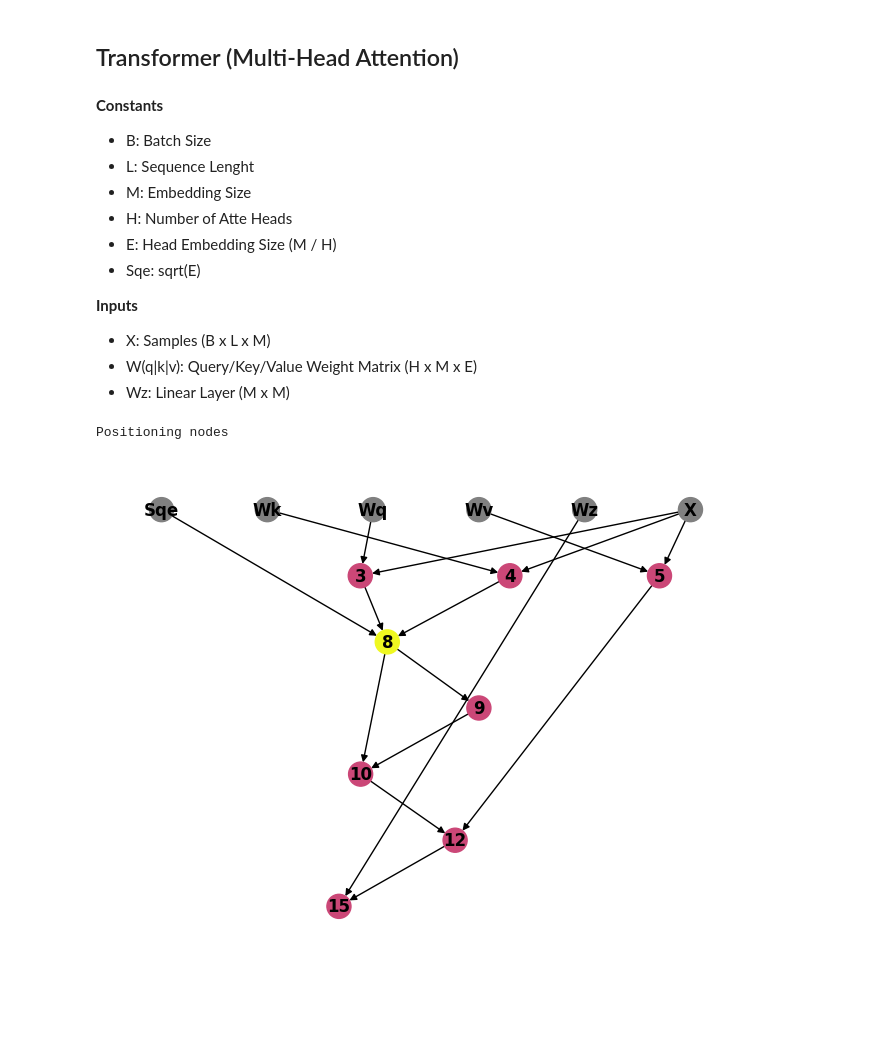
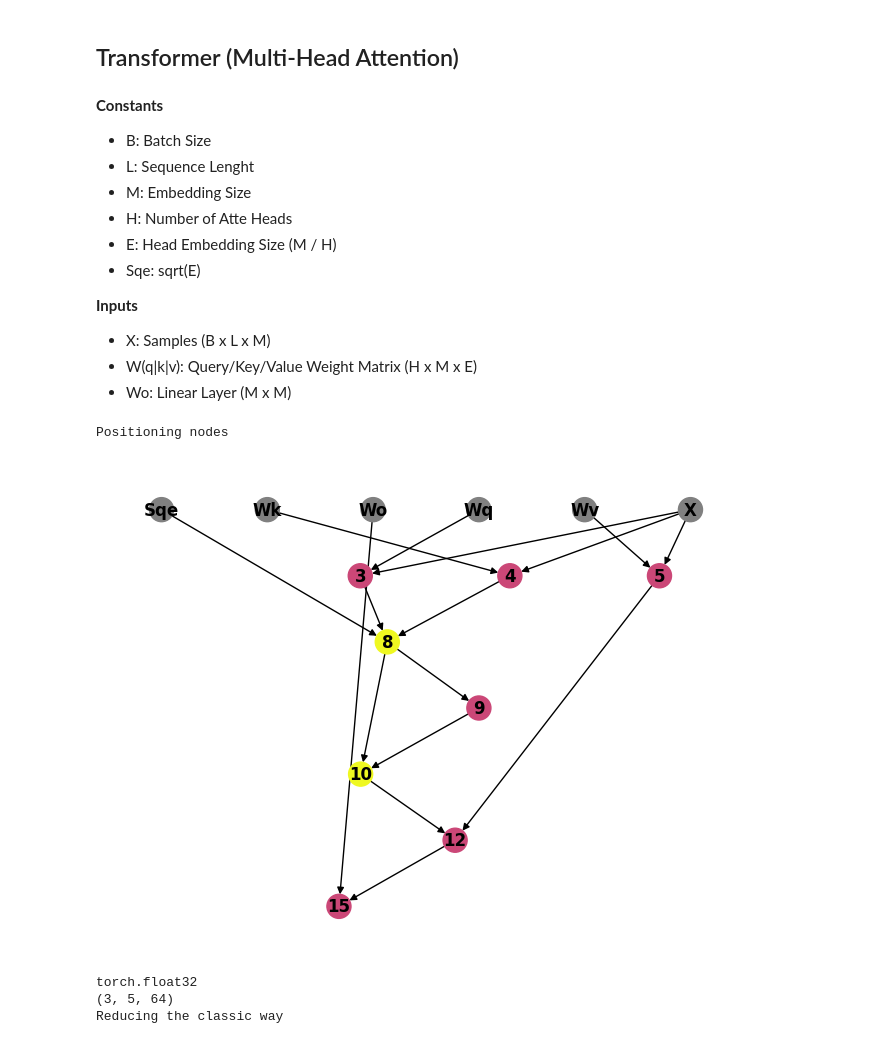
Before and after one commit to Helmholtz-AI-Energy/tensorcraft, a Jupyter notebook: notebooks/compiler_basics.ipynb, the cells around one changed output. Saved outputs shown, nothing was run; the diff lists cells and outputs as text; code cells hidden in the pictures; blank space fills up the shorter version.

```diff
--- a/notebooks/compiler_basics.ipynb
+++ b/notebooks/compiler_basics.ipynb
@@ -280,27 +266,27 @@ Positioning nodes
 
 - X: Samples (B x L x M)
 - W(q|k|v): Query/Key/Value Weight Matrix (H x M x E)
-- Wz: Linear Layer (M x M)
+- Wo: Linear Layer (M x M)
 # %%
 code = """
 # Query, Key, Value
 Q[i,j,k,l] += X[i,k,m] * Wq[j,m,l] # (B x H x L x E)
 K[i,j,k,l] += X[i,k,m] * Wk[j,m,l] # (B x H x L x E)
 V[i,j,k,l] += X[i,k,m] * Wv[j,m,l] # (B x H x L x E)
 
 # Attention
 A[i,j,k,m] += (Q[i,j,k,l] * K[i,j,m,l]) / Sqe # (B x H x L x L)
 Denom[i,j,k] += exp(A[i,j,k,m]) # (B x H x L)
-Softmax[i,j,k,m] = A[i,j,k,m] / Denom[i,j,k] # (B x H x L x L)
+Softmax[i,j,k,m] = exp(A[i,j,k,m]) / Denom[i,j,k] # (B x H x L x L)
 
 Atte[i,j,(kl)] += Softmax[i,k,j,m] * V[i,k,m,l] # (B x L x M)
 
 # Linear
-Z[i,j,l] += Atte[i,j,k] * Wz[k, l] # (B x L x M)
+Z[i,j,l] += Atte[i,j,k] * Wo[l,k] # (B x L x M)
 """
-conjugate_gradient_kernel = tc.compile(code)
+mha_kernel = tc.compile(code)
 
-draw_program_graph(conjugate_gradient_kernel, color_by='opcount')
+draw_program_graph(mha_kernel, color_by='opcount')
 # %% [output]
 Positioning nodes
-[figure, old version]
+[figure, new version]
@@ -306,0 +336,44 @@ Positioning nodes
+# %%
+d_model = 64
+num_heads = 8
+seq_length = 5
+batch_size = 3
+head_dim = d_model // num_heads
+
+model = MultiHeadAttention(d_model, num_heads)
+
+print(model.W_q.weight.dtype)
+W_q = model.W_q.weight.detach().numpy().reshape(num_heads, head_dim, d_model).transpose(0, 2, 1)
+W_k = model.W_k.weight.detach().numpy().reshape(num_heads, head_dim, d_model).transpose(0, 2, 1)
+W_v = model.W_v.weight.detach().numpy().reshape(num_heads, head_dim, d_model).transpose(0, 2, 1)
+W_o = model.W_o.weight.detach().numpy()
+
+X = np.random.randn(batch_size, seq_length, d_model).astype(np.float32)
+torch_X = torch.tensor(X, dtype=torch.float32)
+
+expected_result = model(torch_X,torch_X,torch_X).detach().numpy()
+print(expected_result.shape)
+
+outputs = mha_kernel.execute(inputs={
+    'X': X,
+    'Wq': W_q,
+    'Wk': W_k,
+    'Wv': W_v,
+    'Wo': W_o,
+    'Sqe': math.sqrt(d_model//num_heads),
+}, shape_hints={
+    'Q': (batch_size, num_heads, seq_length, head_dim),
+    'K': (batch_size, num_heads, seq_length, head_dim),
+    'V': (batch_size, num_heads, seq_length, head_dim),
+    'A': (batch_size, num_heads, seq_length, seq_length),
+    'Denom': (batch_size, num_heads, seq_length),
+    'Softmax': (batch_size, num_heads, seq_length, seq_length),
+    'Atte': (batch_size, seq_length, d_model),
+    'Z': (batch_size, seq_length, d_model),
+})
+print(outputs['Z'].shape)
+print(np.allclose(outputs['Z'], expected_result, atol=1e-8))
+# %% [output]
+torch.float32
+(3, 5, 64)
+Reducing the classic way
```
Also changed, not shown: parts of 8 cells of this notebook.
